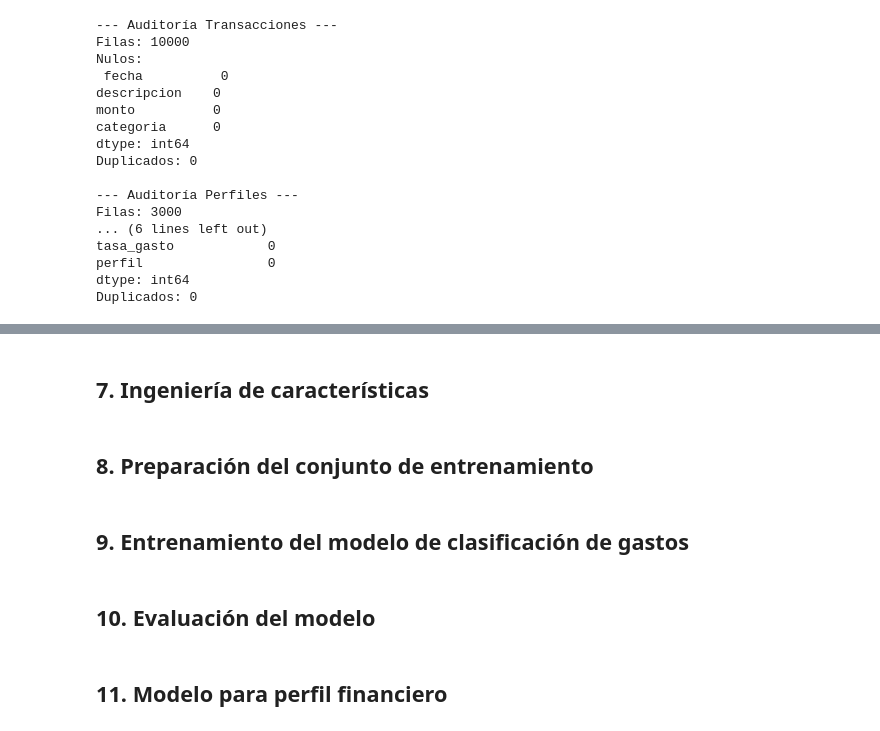
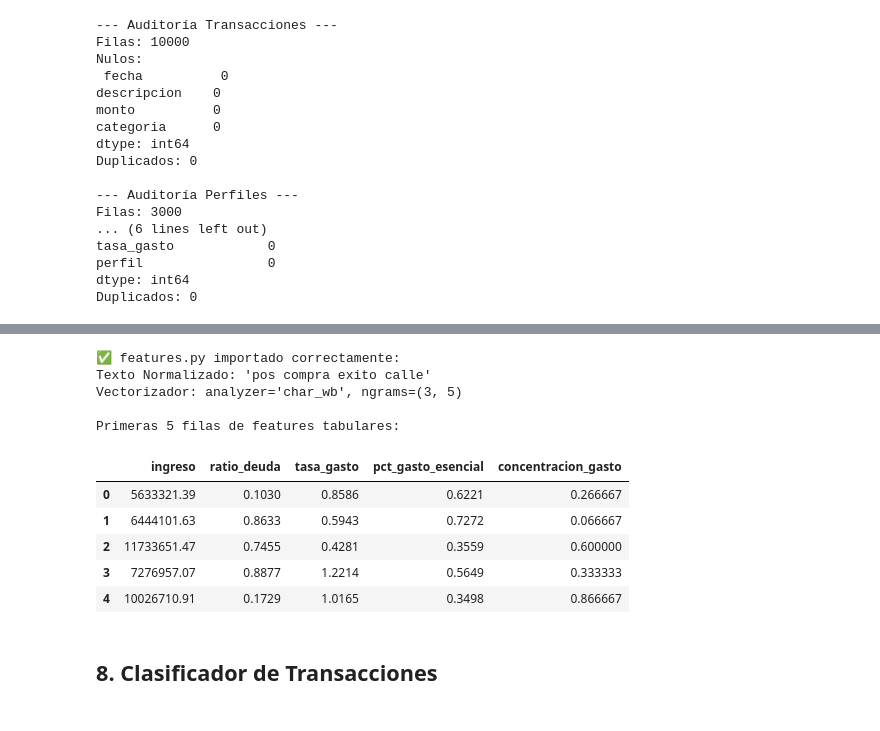
Before and after one commit to No-Country-simulation/G9-LATAM-TEAM-44-FinanceAI, a Jupyter notebook: ciencia-datos/notebook.ipynb, the cells around one changed output, grey strips where cells are left out. Saved outputs shown, nothing was run; the diff lists cells and outputs as text; code cells hidden in the pictures.

```diff
--- a/ciencia-datos/notebook.ipynb
+++ b/ciencia-datos/notebook.ipynb
@@ -308,10 +311,40 @@ plt.show()
+# %%
+import sys
+import importlib
+
+if "." not in sys.path:
+    sys.path.append(".")
+
+# Importar desde el módulo central externo
+import features
+importlib.reload(features)
+from features import limpiar_texto, obtener_vectorizador_texto, calcular_features_tabulares
+
+# Prueba de normalización de texto
+ejemplo_tx = "POS COMPRA Éxito Calle 80 #4920"
+print("✅ features.py importado correctamente:")
+print(f"Texto Normalizado: '{limpiar_texto(ejemplo_tx)}'")
+
+# Prueba de vectorizador TF-IDF
+vectorizador = obtener_vectorizador_texto()
+print(f"Vectorizador: analyzer='{vectorizador.analyzer}', ngrams={vectorizador.ngram_range}")
+
+# Prueba de features tabulares
+df_perfiles_raw = pd.read_csv("datasets/perfiles.csv")
+X_perfiles_feat = calcular_features_tabulares(df_perfiles_raw)
+print("\nPrimeras 5 filas de features tabulares:")
+display(X_perfiles_feat.head())
+# %% [output]
+✅ features.py importado correctamente:
+Texto Normalizado: 'pos compra exito calle'
+Vectorizador: analyzer='char_wb', ngrams=(3, 5)
+
+Primeras 5 filas de features tabulares:
+|  | ingreso | ratio_deuda | tasa_gasto | pct_gasto_esencial | concentracion_gasto |
+| 0 | 5633321.39 | 0.1030 | 0.8586 | 0.6221 | 0.266667 |
+| 1 | 6444101.63 | 0.8633 | 0.5943 | 0.7272 | 0.066667 |
+| 2 | 11733651.47 | 0.7455 | 0.4281 | 0.3559 | 0.600000 |
+| 3 | 7276957.07 | 0.8877 | 1.2214 | 0.5649 | 0.333333 |
+| 4 | 10026710.91 | 0.1729 | 1.0165 | 0.3498 | 0.866667 |
 # %% [markdown]
-## 7. Ingeniería de características
+## 8. Clasificador de Transacciones
-# %% [markdown]
-## 8. Preparación del conjunto de entrenamiento
-# %% [markdown]
-## 9. Entrenamiento del modelo de clasificación de gastos
-# %% [markdown]
-## 10. Evaluación del modelo
-# %% [markdown]
-## 11. Modelo para perfil financiero
```
Also changed, not shown: parts of 45 cells of this notebook, 3 other files.
